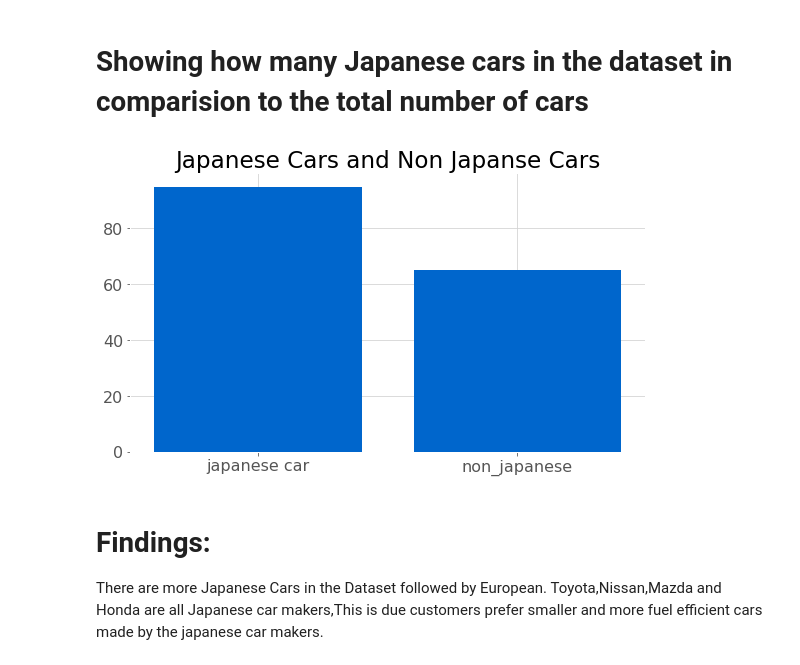
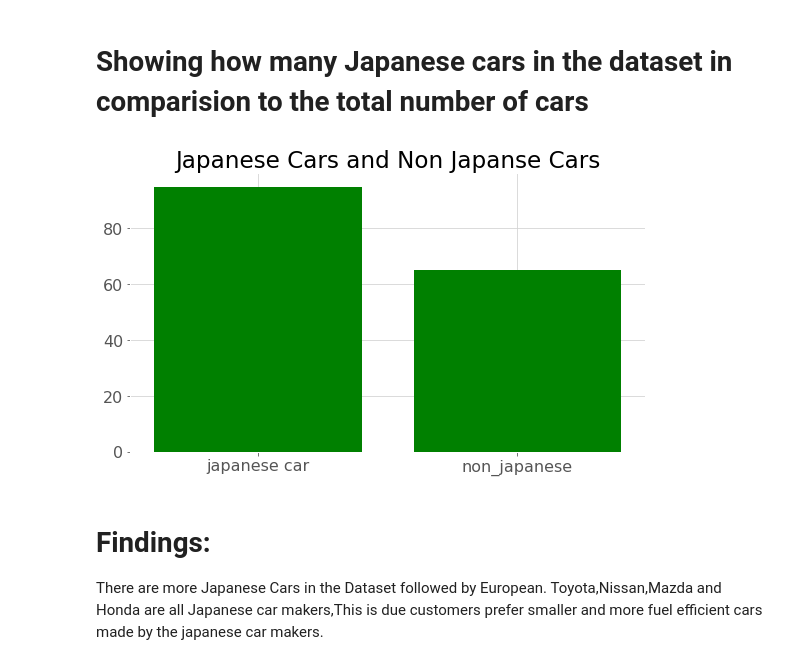
Before and after one commit to marwahfaraj/Automobile_Price_Prediction, a Jupyter notebook: unfinished_car.ipynb, the cells around one changed output. Saved outputs shown, nothing was run; the diff lists cells and outputs as text; code cells hidden in the pictures.

```diff
--- a/unfinished_car.ipynb
+++ b/unfinished_car.ipynb
@@ -479,22 +479,22 @@ Toyota is the Brand which has the majority of the cars in the dataset.
 # %%
 # the japanese car are Toyota, Honda, Nissan, Mazda, Mitsubishi, Subaru, Isuzu.
 japanese_car=(automobile.loc[automobile.make == 'toyota', 'make'].count() +\
   automobile.loc[automobile.make == 'nissan','make'].count() +\
 automobile.loc[automobile.make == 'mazda', 'make'].count() +\
 automobile.loc[automobile.make == 'honda', 'make'].count() +\
     automobile.loc[automobile.make == 'mitsubishi', 'make'].count() +\
 automobile.loc[automobile.make == 'subaru', 'make'].count() +\
     automobile.loc[automobile.make == 'isuzu','make'].count())
 non_japanese=len(automobile.make)- japanese_car
 fig, ax=plt.subplots(figsize=(8, 5))
 width=0.9
 x=['japanese car','non_japanese']
 y=[95, 65]
-ax.bar(x,y,color='#0066cc')
+ax.bar(x,y,color='green')
 plt.title('Japanese Cars and Non Japanse Cars')
 plt.tight_layout();
 # %% [output]
-[figure, old version]
+[figure, new version]
 # %% [markdown]
 # Findings:
 There are more Japanese Cars in the Dataset followed by European.
```
Also changed, not shown: parts of 17 cells of this notebook.
